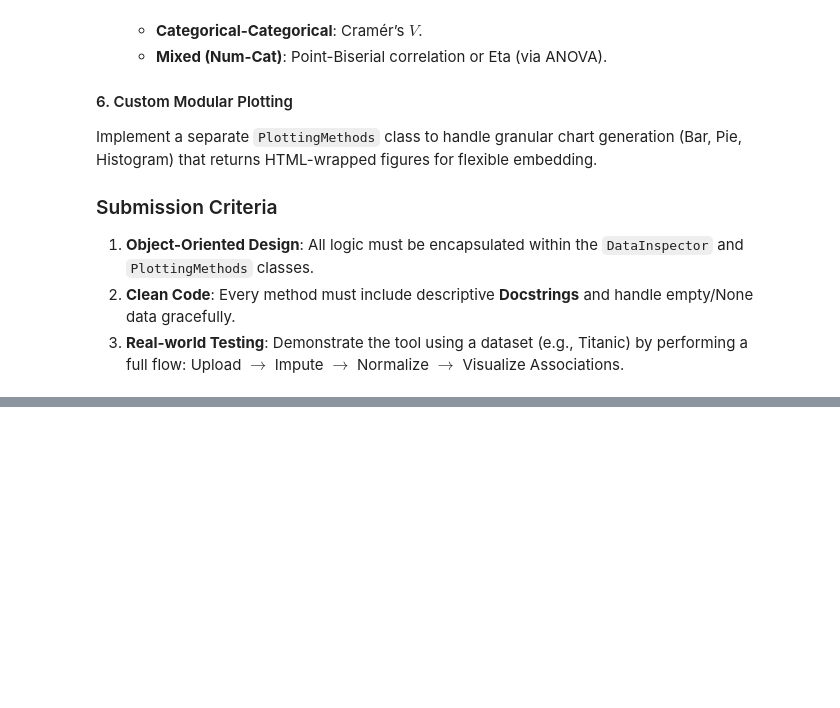
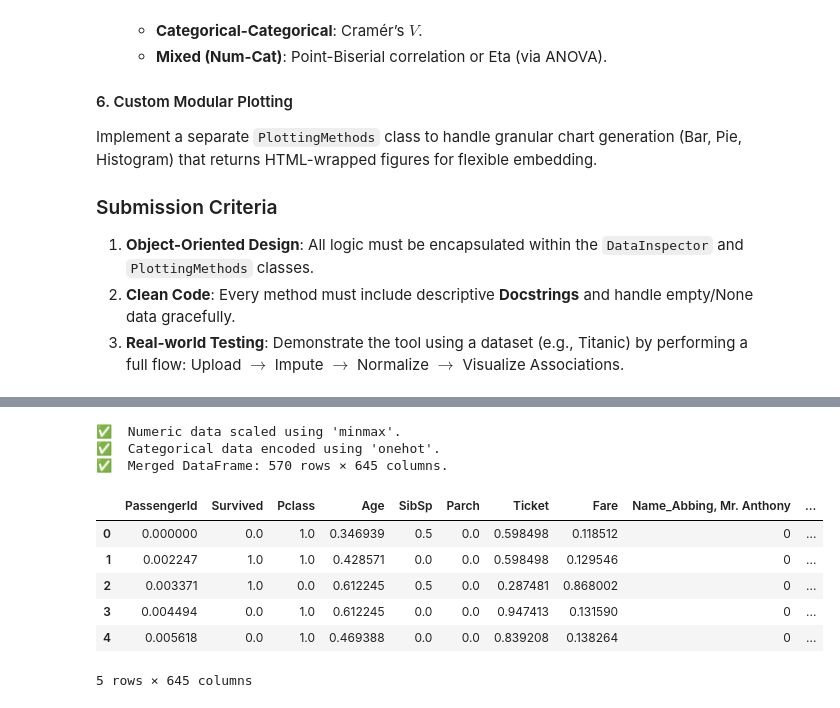
Before and after one commit to tiran543/Statistical-Learning-e23094, a Jupyter notebook: Copy_of_data_wrangling_assignment.ipynb, the cells around one changed output, grey strips where cells are left out. Saved outputs shown, nothing was run; the diff lists cells and outputs as text; code cells hidden in the pictures; blank space fills up the shorter version.

```diff
--- a/Copy_of_data_wrangling_assignment.ipynb
+++ b/Copy_of_data_wrangling_assignment.ipynb
@@ -149,0 +163,14 @@ For example, when doing 'df[col].method(value, inplace=True)', try using 'df.met
+# %%
+final_df = inspector.create_normalized_data_df()
+final_df.head()
+# %% [output]
+✅  Numeric data scaled using 'minmax'.
+✅  Categorical data encoded using 'onehot'.
+✅  Merged DataFrame: 570 rows × 645 columns.
+|  | PassengerId | Survived | Pclass | Age | SibSp | Parch | Ticket | Fare | Name_Abbing, Mr. Anthony | ... |
+| 0 | 0.000000 | 0.0 | 1.0 | 0.346939 | 0.5 | 0.0 | 0.598498 | 0.118512 | 0 | ... |
+| 1 | 0.002247 | 1.0 | 1.0 | 0.428571 | 0.0 | 0.0 | 0.598498 | 0.129546 | 0 | ... |
+| 2 | 0.003371 | 1.0 | 0.0 | 0.612245 | 0.5 | 0.0 | 0.287481 | 0.868002 | 0 | ... |
+| 3 | 0.004494 | 0.0 | 1.0 | 0.612245 | 0.0 | 0.0 | 0.947413 | 0.131590 | 0 | ... |
+| 4 | 0.005618 | 0.0 | 1.0 | 0.469388 | 0.0 | 0.0 | 0.839208 | 0.138264 | 0 | ... |
+5 rows × 645 columns
```
Also changed, not shown: parts of 16 cells of this notebook.
